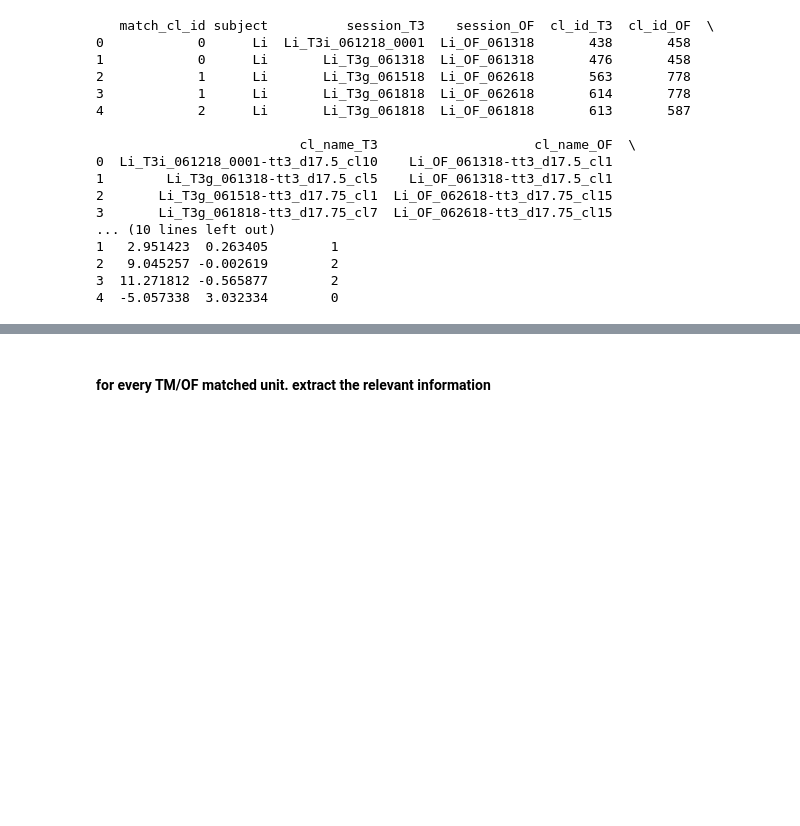
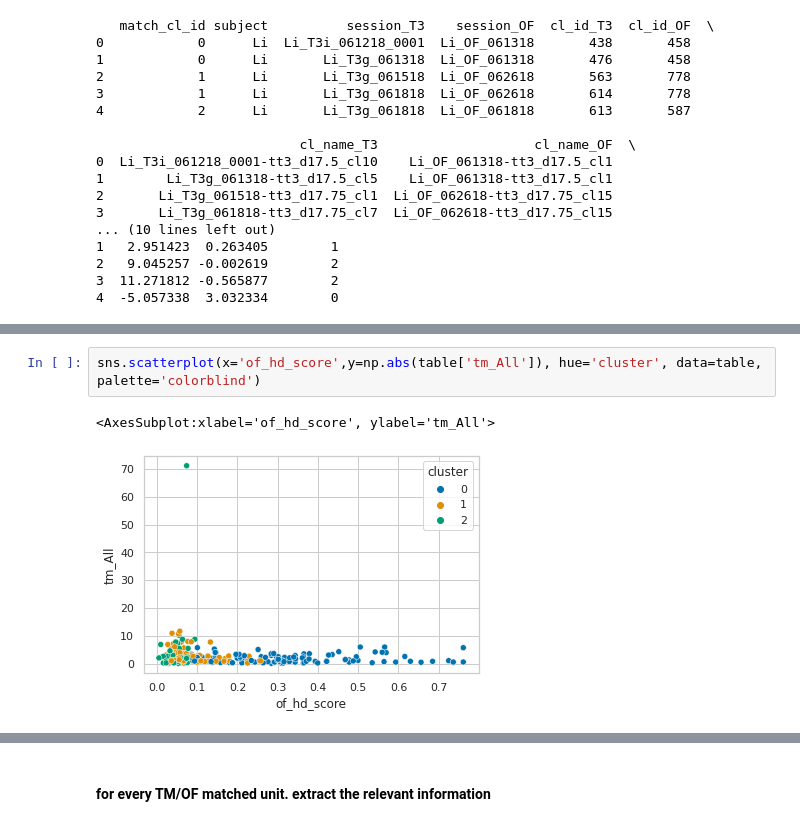
Before and after one commit to alexgonzl/TMA, a Jupyter notebook: Notebooks/TM/clustered_head_direction_analyses.ipynb, the cells around one changed output, grey strips where cells are left out. Drawn from its saved outputs; the diff is of its cells as text; blank space fills up the shorter version.

```diff
--- a/Notebooks/TM/clustered_head_direction_analyses.ipynb
+++ b/Notebooks/TM/clustered_head_direction_analyses.ipynb
@@ -169,0 +164,5 @@ sns.scatterplot(x='of_hd_ang',y='tm_uz_ang',size='of_hd_score', hue='cluster', d
+# %%
+sns.scatterplot(x='of_hd_score',y=np.abs(table['tm_All']), hue='cluster', data=table, palette='colorblind')
+# %% [output]
+<AxesSubplot:xlabel='of_hd_score', ylabel='tm_All'>
+[figure, added]
```
Also changed, not shown: parts of 89 cells of this notebook, 7 other files.
